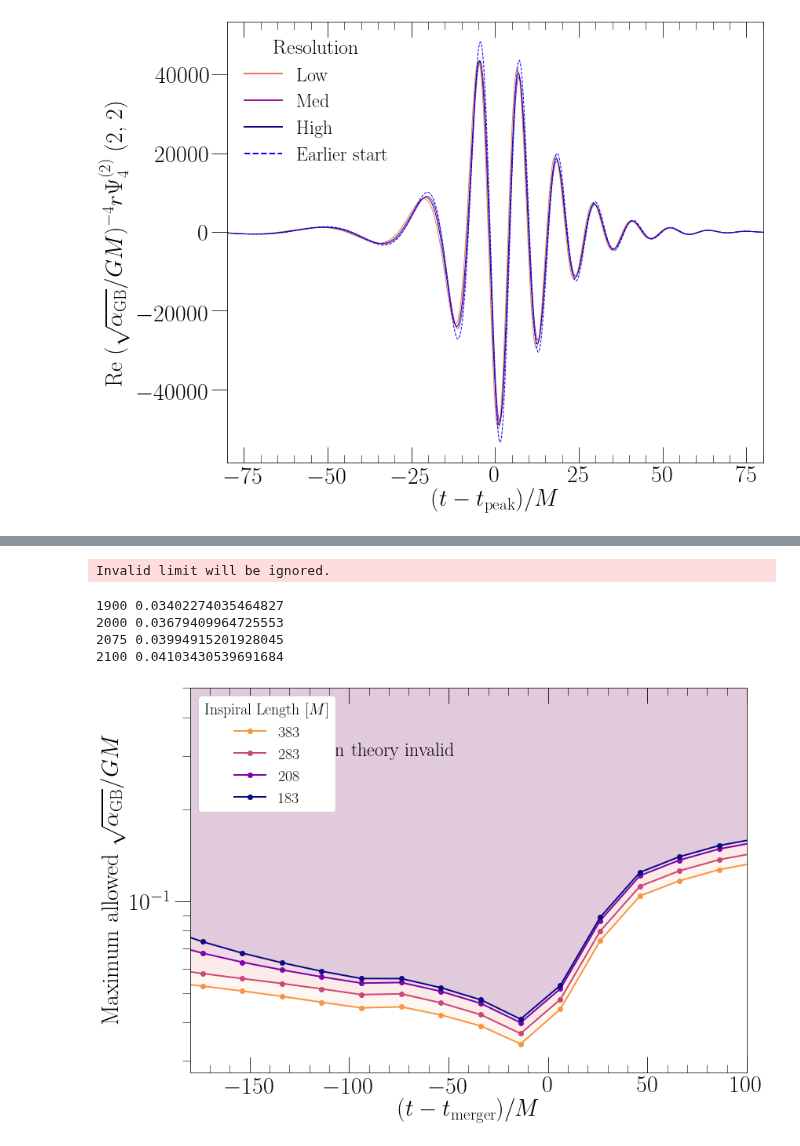
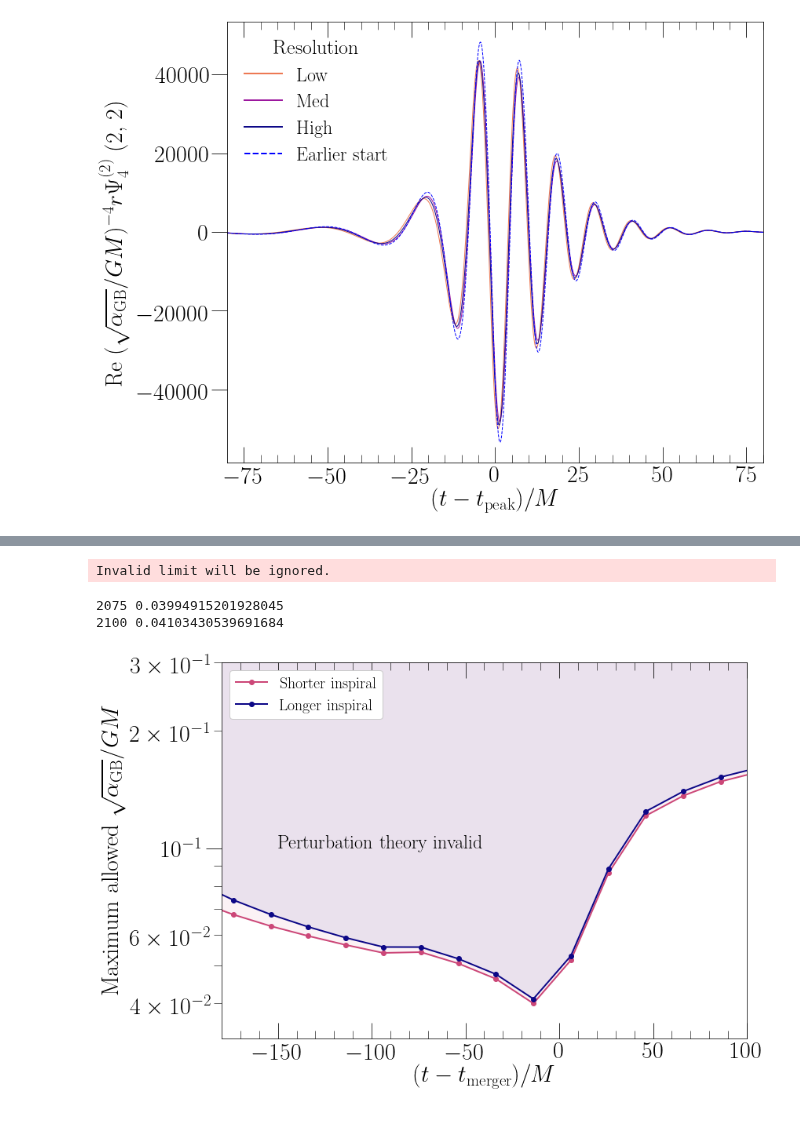
Before and after one commit to mariaokounkova/EDGB, a Jupyter notebook: GW150914/EDGB_GW.ipynb, the cells around one changed output, grey strips where cells are left out. Cells and saved outputs as stored; diff of their text form; code cells hidden in the pictures.

```diff
--- a/GW150914/EDGB_GW.ipynb
+++ b/GW150914/EDGB_GW.ipynb
@@ -813,7 +820,7 @@ def PlotValidity(figname):
     figname = 'Validity'
 
     start_arr = ['2075','2100']
-    label_arr = ['Earlier start', 'Later start']
+    label_arr = ['Shorter inspiral', 'Longer inspiral']
     ramp = 250 ## ramp length
 
     cmap = matplotlib.cm.get_cmap('plasma')
@@ -821,44 +828,40 @@ def PlotValidity(figname):
 
     f, ax = plt.subplots(1, figsize=(12,8))
 
-    for start, label, color in zip(start_arr, labelcolors):
+    for start, label, color in zip(start_arr, label_arr, colors):
 
         time, data = GethPsi4Mode(ev_dir(start, lev=0), radius=-1)
         ## Let's calculate the length until the merger time
         t_peak = GetPeakTimeMode(time, data)
         length = t_merger - float(start) - ramp
 
         time, eps = ComputeEpsilon(ev_dir(start))
         # Cut the time so only considering dCS effects
         time, eps = CutTimes(time, eps, -400, 200)
         print (start, min(eps))
-        ax.plot(time, eps, '-o', color = color, label='%.d' % length, lw=2.0)
+        ax.plot(time, eps, '-o', color = color, label=label, lw=2.0)
 
         ax.fill_between(time, eps, 2.0, color=color,alpha=0.07)
 
 
-    legend = ax.legend(fontsize=20, loc='upper left', frameon=True, framealpha = 1.0, ncol=1, \
-              title='Inspiral Length $[M]$')
-    plt.setp(legend.get_title(),fontsize=20)
+    legend = ax.legend(fontsize=20, loc='upper left', frameon=True, framealpha = 1.0, ncol=1)
     ax.set_yscale('log')
-    ax.text(-150, 0.3, 'Perturbation theory invalid', fontsize=24, color='black')
+    ax.text(-150, 0.1, 'Perturbation theory invalid', fontsize=24, color='black')
     ax.set_xlabel('$(t - t_\mathrm{merger})/M$', fontsize=30)
     ax.set_ylabel(r'Maximum  allowed $\sqrt{\alpha_\mathrm{GB}}/GM$', fontsize=30)
     ax.set_xlim(-180, 100)
-    ax.set_ylim(0.0, 0.5)
+    ax.set_ylim(0.0, 0.3)
     plt.tight_layout()
     plt.savefig(figname + '.pdf')
     plt.show()
 
 
 PlotValidity('Validity.pdf')
 # %% [output]
 Invalid limit will be ignored.
-1900 0.03402274035464827
-2000 0.03679409964725553
 2075 0.03994915201928045
 2100 0.04103430539691684
-[figure, old version]
+[figure, new version]
 # %%
 ## QNM perturbation theory results
 
```
Also changed, not shown: parts of 1 cell of this notebook.
